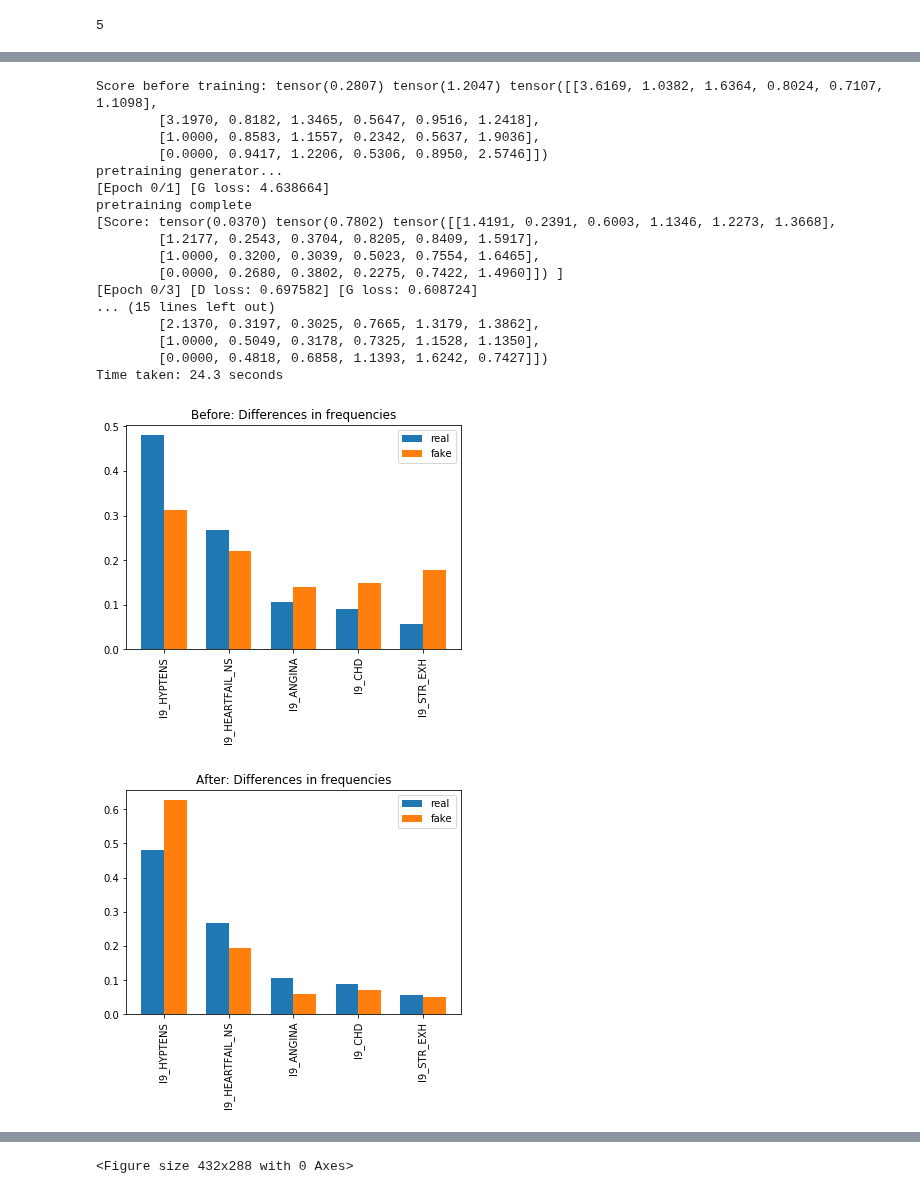
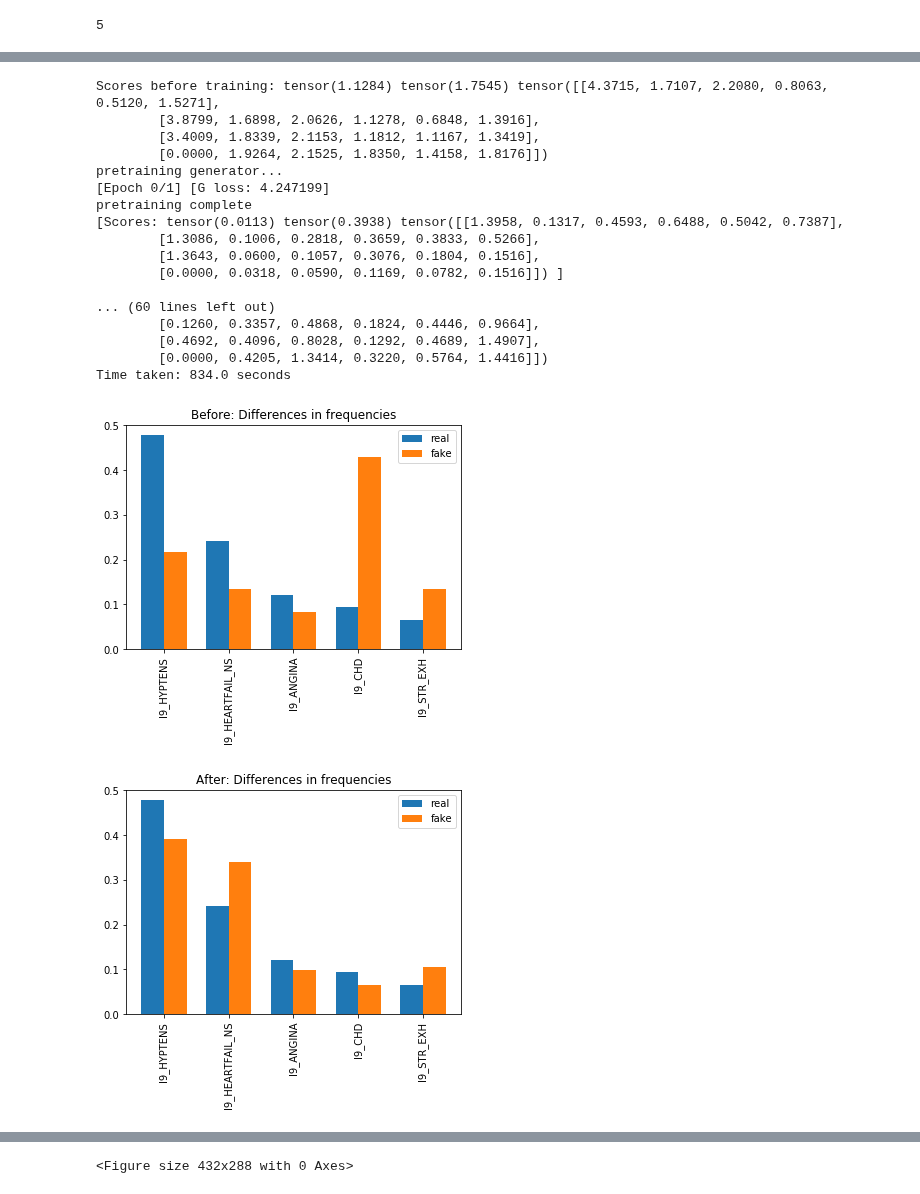
Before and after one commit to dsgelab/FinnGAN, a Jupyter notebook: main.ipynb, the cells around one changed output, grey strips where cells are left out. Saved outputs shown, nothing was run; the diff lists cells and outputs as text; code cells hidden in the pictures.

```diff
--- a/main.ipynb
+++ b/main.ipynb
@@ -69,13 +69,13 @@ filename = 'data/FINNGEN_ENDPOINTS_DF3_longitudinal_V1_for_SandBox.txt.gz'
 
 endpoints = ['I9_HYPTENS', 'I9_ANGINA', 'I9_HEARTFAIL_NS', 'I9_STR_EXH', 'I9_CHD']
 
-events = pd.read_csv(filename, compression = 'infer', sep='\t', nrows = 9_000_000)
+events = pd.read_csv(filename, compression = 'infer', sep='\t', nrows = 100_000_000)
 
 print(events.columns)
 
 # include all endpoints in a list
 events = events[events['ENDPOINT'].isin(endpoints)]
-events = events.groupby('FINNGENID').filter(lambda x: len(x) > 1)
+#events = events.groupby('FINNGENID').filter(lambda x: len(x) > 1)
 
 subjects = events['FINNGENID'].unique()
 n_individuals = len(subjects)
@@ -810,52 +728,54 @@ freqs_fake = counts_fake / torch.sum(counts_fake)
 
 N_max = 10
 prefix = 'Before:'
 
 save_relative_and_absolute(freqs, freqs_fake, counts, counts_fake, vocab_size, prefix, N_max)
 
 
 
 batch_size = 64
-n_epochs = 3
+n_epochs = 10
 print_step = max(n_epochs // 10, 1)
 lr = 1e-4
 
 # Train the GAN
-scores1, scores2, scores3 = train_GAN(G, D, train, val_iter, batch_size, vocab_size, sequence_length, n_epochs, lr, temperature, print_step)
+scores1, scores2, scores3, accuracies_real, accuracies_fake = train_GAN(
+    G, D, train, val_iter, batch_size, vocab_size, sequence_length, n_epochs, lr, temperature, print_step
+)
 
 
 
 counts_fake1, _ = get_fake_distribution(G, val_data[:, :1])
 counts_fake2, _ = get_fake_distribution(G, train_data[:, :1])
 
 counts_fake = counts_fake1 + counts_fake2
 freqs_fake = counts_fake / torch.sum(counts_fake)
 
 prefix = 'After:'
 
 save_relative_and_absolute(freqs, freqs_fake, counts, counts_fake, vocab_size, prefix, N_max)
 
 print('Time taken:', round_to_n(time.time() - start_time, n = 3), 'seconds')
 # %% [output]
-Score before training: tensor(0.2807) tensor(1.2047) tensor([[3.6169, 1.0382, 1.6364, 0.8024, 0.7107, 1.1098],
-        [3.1970, 0.8182, 1.3465, 0.5647, 0.9516, 1.2418],
-        [1.0000, 0.8583, 1.1557, 0.2342, 0.5637, 1.9036],
-        [0.0000, 0.9417, 1.2206, 0.5306, 0.8950, 2.5746]])
+Scores before training: tensor(1.1284) tensor(1.7545) tensor([[4.3715, 1.7107, 2.2080, 0.8063, 0.5120, 1.5271],
+        [3.8799, 1.6898, 2.0626, 1.1278, 0.6848, 1.3916],
+        [3.4009, 1.8339, 2.1153, 1.1812, 1.1167, 1.3419],
+        [0.0000, 1.9264, 2.1525, 1.8350, 1.4158, 1.8176]])
 pretraining generator...
-[Epoch 0/1] [G loss: 4.638664]
+[Epoch 0/1] [G loss: 4.247199]
 pretraining complete
-[Score: tensor(0.0370) tensor(0.7802) tensor([[1.4191, 0.2391, 0.6003, 1.1346, 1.2273, 1.3668],
-        [1.2177, 0.2543, 0.3704, 0.8205, 0.8409, 1.5917],
-        [1.0000, 0.3200, 0.3039, 0.5023, 0.7554, 1.6465],
-        [0.0000, 0.2680, 0.3802, 0.2275, 0.7422, 1.4960]]) ]
-[Epoch 0/3] [D loss: 0.697582] [G loss: 0.608724]
-... (15 lines left out)
-        [2.1370, 0.3197, 0.3025, 0.7665, 1.3179, 1.3862],
-        [1.0000, 0.5049, 0.3178, 0.7325, 1.1528, 1.1350],
-        [0.0000, 0.4818, 0.6858, 1.1393, 1.6242, 0.7427]])
-Time taken: 24.3 seconds
+[Scores: tensor(0.0113) tensor(0.3938) tensor([[1.3958, 0.1317, 0.4593, 0.6488, 0.5042, 0.7387],
+        [1.3086, 0.1006, 0.2818, 0.3659, 0.3833, 0.5266],
+        [1.3643, 0.0600, 0.1057, 0.3076, 0.1804, 0.1516],
+        [0.0000, 0.0318, 0.0590, 0.1169, 0.0782, 0.1516]]) ]
+
+... (60 lines left out)
+        [0.1260, 0.3357, 0.4868, 0.1824, 0.4446, 0.9664],
+        [0.4692, 0.4096, 0.8028, 0.1292, 0.4689, 1.4907],
+        [0.0000, 0.4205, 1.3414, 0.3220, 0.5764, 1.4416]])
+Time taken: 834.0 seconds
-[figure, old version]
+[figure, new version]
-[figure, old version]
+[figure, new version]
 # %%
 %matplotlib inline
 
```
Also changed, not shown: parts of 21 cells of this notebook.
